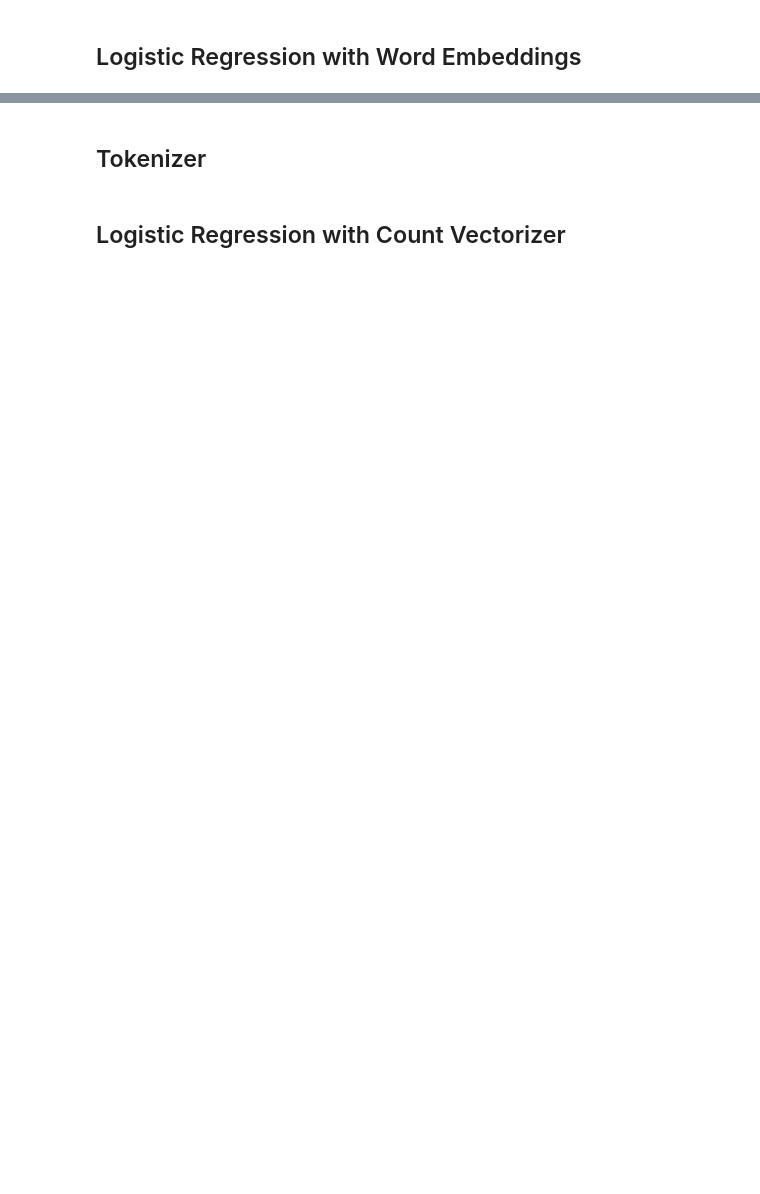
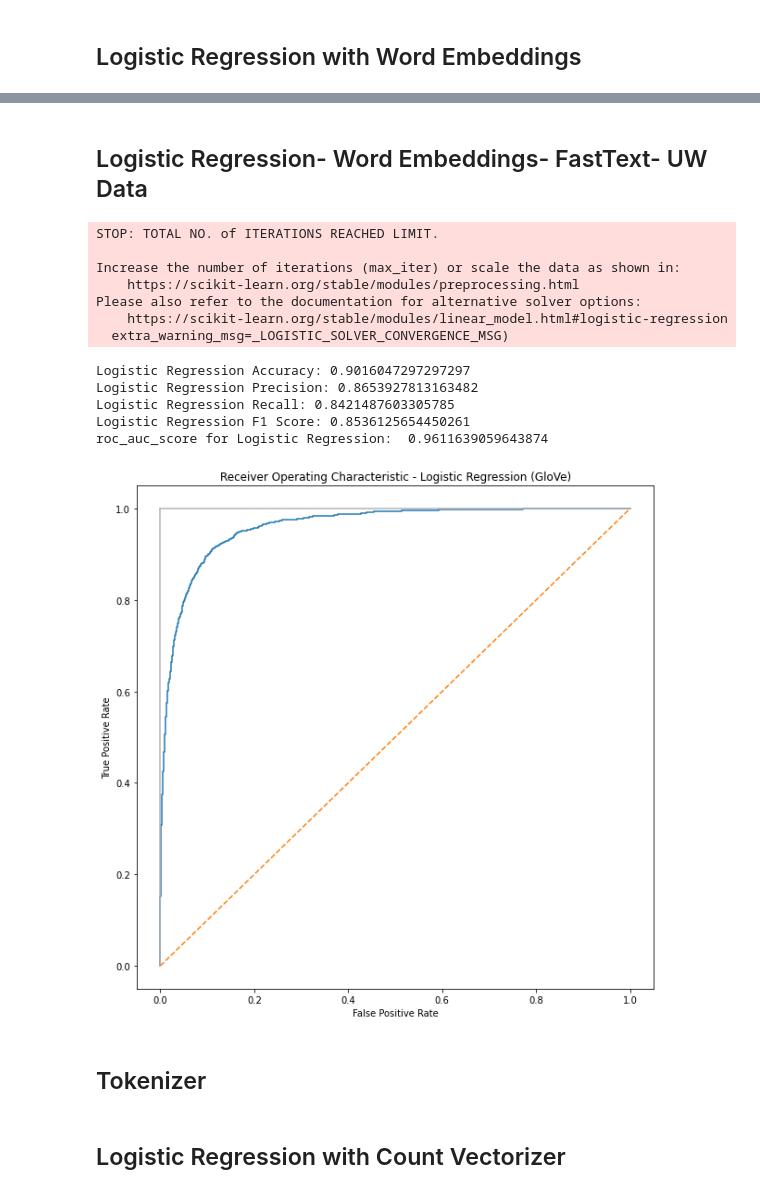
Before and after one commit to uwescience/dssg-disinfo, a Jupyter notebook: notebooks/logistic_regression.ipynb, the cells around one changed output, grey strips where cells are left out. Cells and saved outputs as stored; diff of their text form; code cells hidden in the pictures; blank space fills up the shorter version.

Commit message:
log reg model with fasttext

```diff
--- a/notebooks/logistic_regression.ipynb
+++ b/notebooks/logistic_regression.ipynb
@@ -86,3 +108,62 @@ roc_auc_score for Logistic Regression:  0.9665137517555807
+# %% [markdown]
+## Logistic Regression- Word Embeddings- FastText- UW Data
+# %%
+fasttext_model = gensim.models.Word2Vec.load(os.path.join(PATH, "word-embeddings/fasttext_300d_embeddings.wv"))
+
+X = np.asarray([fasttext_model.wv[article] for article in cleaned_articles]) #(28413, 300)
+y = df.label
+
+X_train, X_test, y_train, y_test = train_test_split(X, y, random_state = 42)
+# %%
+# Logistic Regression Classifier
+
+# Initiating the model
+lr = LogisticRegression(max_iter = 200)
+
+# model generation
+lr.fit(X_train,y_train)
+
+# Predicting with a test dataset
+predicted = lr.predict(X_test)
+
+# Model Accuracy
+print("Logistic Regression Accuracy:",metrics.accuracy_score(y_test, predicted))
+print("Logistic Regression Precision:",metrics.precision_score(y_test, predicted))
+print("Logistic Regression Recall:",metrics.recall_score(y_test, predicted))
+print("Logistic Regression F1 Score:", metrics.f1_score(y_test, predicted))
+
+# Get predicted probabilities
+y_score = lr.predict_proba(X_test)[:,1]
+
+# Plot Receiving Operating Characteristic Curve
+# Create true and false positive rates
+false_positive_rate, true_positive_rate, threshold = roc_curve(y_test, y_score)
+
+print('roc_auc_score for Logistic Regression: ', roc_auc_score(y_test, y_score))
+
+# Plot ROC curves
+plt.subplots(1, figsize=(10,10))
+plt.title('Receiver Operating Characteristic - Logistic Regression (GloVe)')
+plt.plot(false_positive_rate, true_positive_rate)
+plt.plot([0, 1], ls="--")
+plt.plot([0, 0], [1, 0] , c=".7"), plt.plot([1, 1] , c=".7")
+plt.ylabel('True Positive Rate')
+plt.xlabel('False Positive Rate')
+plt.show()
+# %% [output]
+STOP: TOTAL NO. of ITERATIONS REACHED LIMIT.
+
+Increase the number of iterations (max_iter) or scale the data as shown in:
+    https://scikit-learn.org/stable/modules/preprocessing.html
+Please also refer to the documentation for alternative solver options:
+    https://scikit-learn.org/stable/modules/linear_model.html#logistic-regression
+  extra_warning_msg=_LOGISTIC_SOLVER_CONVERGENCE_MSG)
+Logistic Regression Accuracy: 0.9016047297297297
+Logistic Regression Precision: 0.8653927813163482
+Logistic Regression Recall: 0.8421487603305785
+Logistic Regression F1 Score: 0.8536125654450261
+roc_auc_score for Logistic Regression:  0.9611639059643874
+[figure, added]
 # %% [markdown]
 ## Tokenizer
 # %%
```
Also changed, not shown: parts of 17 cells of this notebook.
